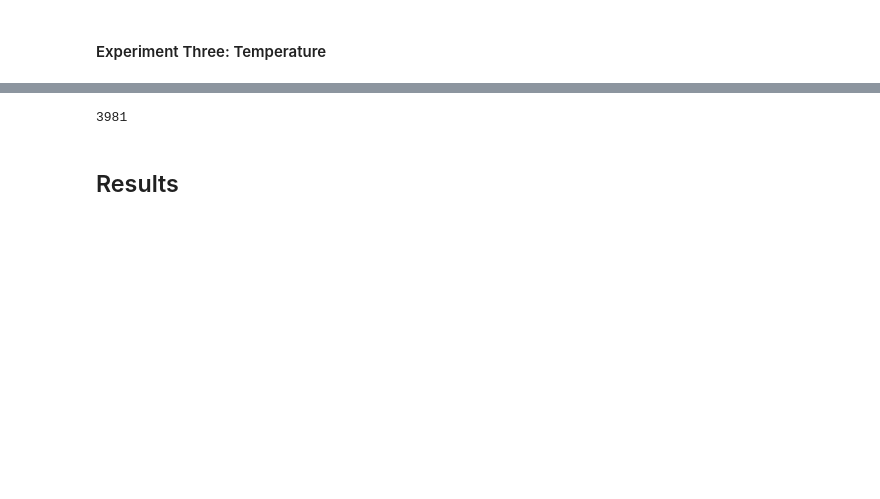
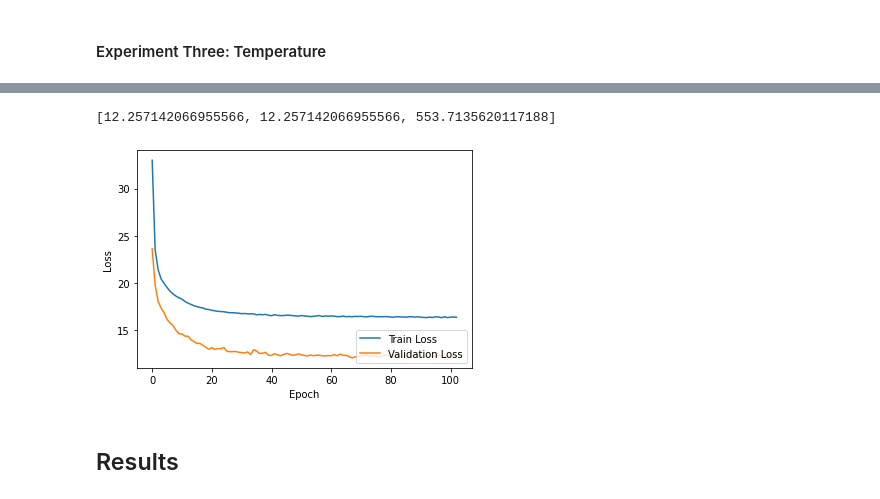
Before and after one commit to christian-westbrook/covid-19-and-weather-patterns, a Jupyter notebook: src/COVID-19 and Weather Patterns.ipynb, the cells around one changed output, grey strips where cells are left out. Saved outputs shown, nothing was run; the diff lists cells and outputs as text; code cells hidden in the pictures; blank space fills up the shorter version.

```diff
--- a/src/COVID-19 and Weather Patterns.ipynb
+++ b/src/COVID-19 and Weather Patterns.ipynb
@@ -307,10 +269,12 @@ Epoch 75/75
 # %% [markdown]
 #### Experiment Three: Temperature
 # %%
-df = covidTemperature
+df = pd.read_pickle(f'../data/covidTemperature.{state}.pkl')
 error_values['temperature'] = run.run_temperature(df)
 
 del df
 gc.collect()
+
+error_values['temperature']
 # %% [output]
 Running DNN for dataset
@@ -333,4 +282,5 @@ Epoch 48/75
-3981
+[12.257142066955566, 12.257142066955566, 553.7135620117188]
+[figure, added]
 # %% [markdown]
 ## Results
 # %%
```
Also changed, not shown: parts of 10 cells of this notebook, 6 other files.
